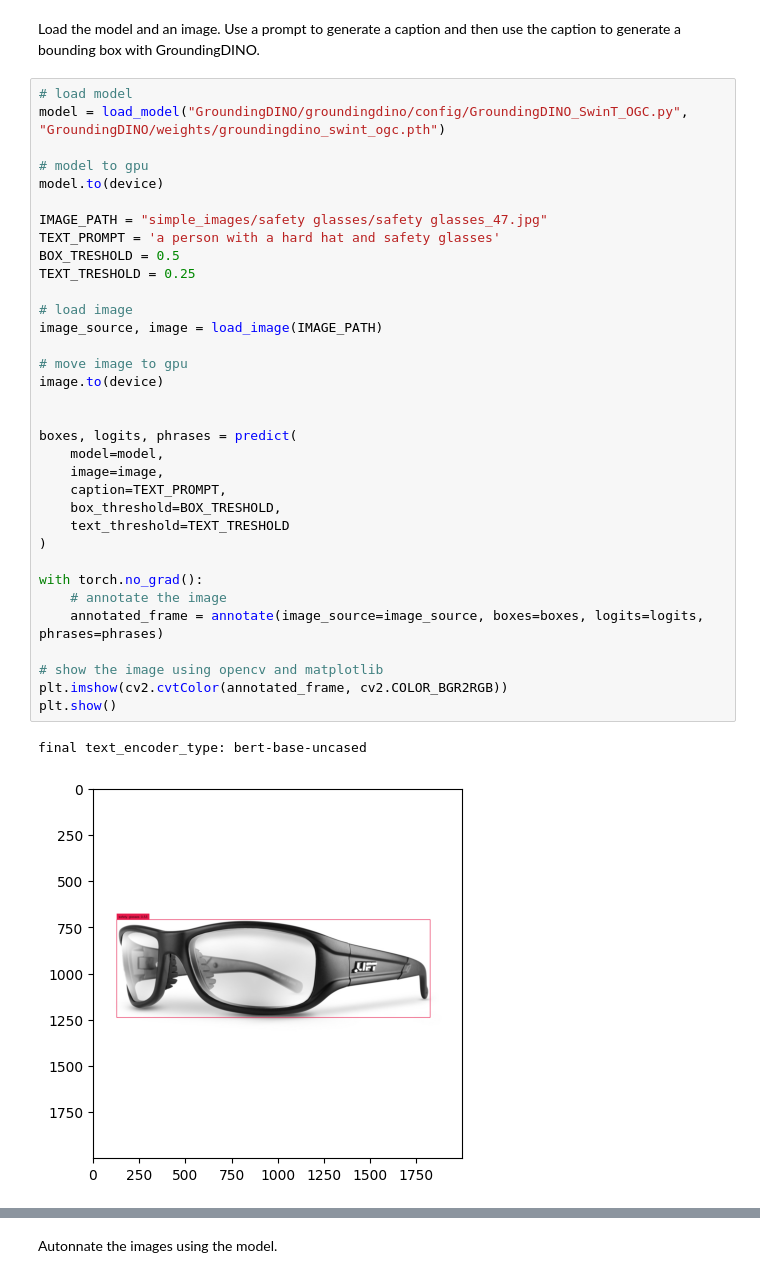
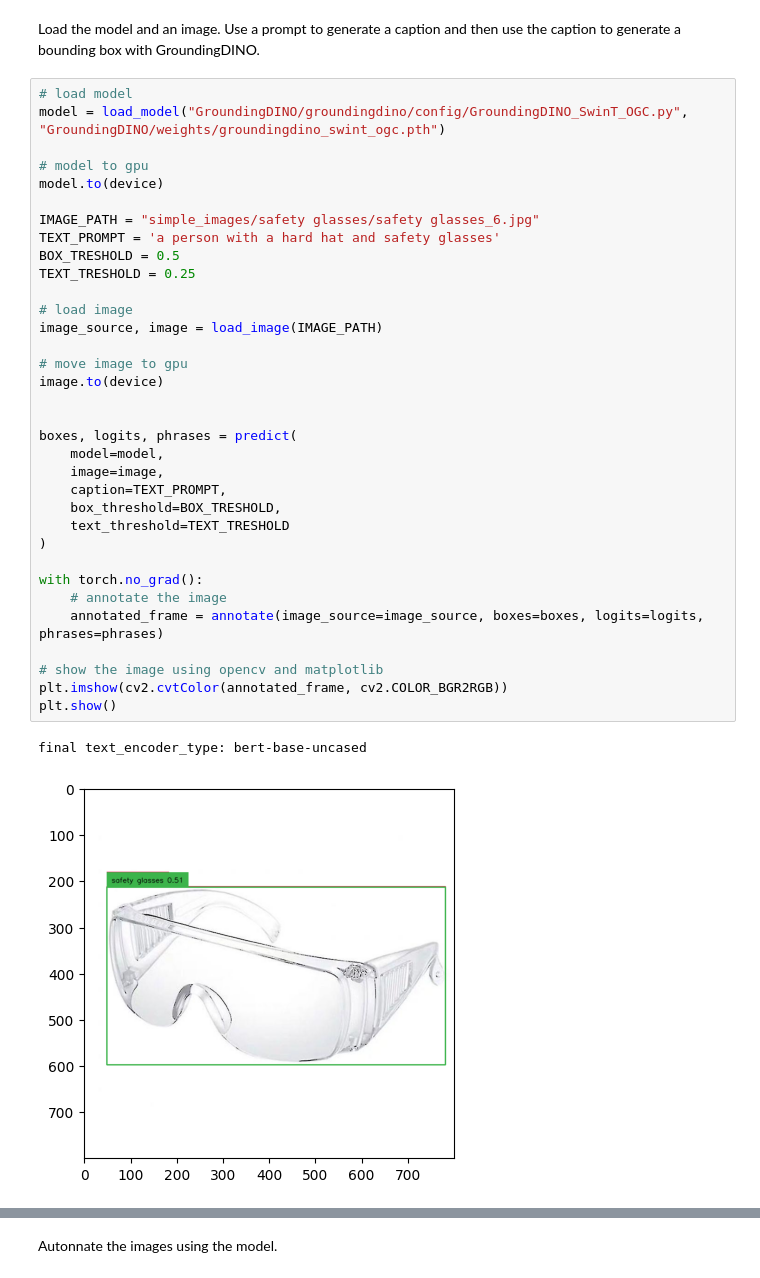
Before and after one commit to rodo1985/autodistill_zero_shot_dataset, a Jupyter notebook: grounding_dino_zero_shot_annotator.ipynb, the cells around one changed output, grey strips where cells are left out. Drawn from its saved outputs; the diff is of its cells as text.

```diff
--- a/grounding_dino_zero_shot_annotator.ipynb
+++ b/grounding_dino_zero_shot_annotator.ipynb
@@ -24,33 +24,33 @@ model = load_model("GroundingDINO/groundingdino/config/GroundingDINO_SwinT_OGC.p
 # model to gpu
 model.to(device)
 
-IMAGE_PATH = "simple_images/safety glasses/safety glasses_47.jpg"
+IMAGE_PATH = "simple_images/safety glasses/safety glasses_6.jpg"
 TEXT_PROMPT = 'a person with a hard hat and safety glasses'
 BOX_TRESHOLD = 0.5
 TEXT_TRESHOLD = 0.25
 
 # load image
 image_source, image = load_image(IMAGE_PATH)
 
 # move image to gpu
 image.to(device)
 
 
 boxes, logits, phrases = predict(
     model=model,
     image=image,
     caption=TEXT_PROMPT,
     box_threshold=BOX_TRESHOLD,
     text_threshold=TEXT_TRESHOLD
 )
 
 with torch.no_grad():
     # annotate the image
     annotated_frame = annotate(image_source=image_source, boxes=boxes, logits=logits, phrases=phrases)
 
 # show the image using opencv and matplotlib
 plt.imshow(cv2.cvtColor(annotated_frame, cv2.COLOR_BGR2RGB))
 plt.show()
 # %% [output]
 final text_encoder_type: bert-base-uncased
-[figure, old version]
+[figure, new version]
```
Also changed, not shown: parts of 3 cells of this notebook, 4 other files.
